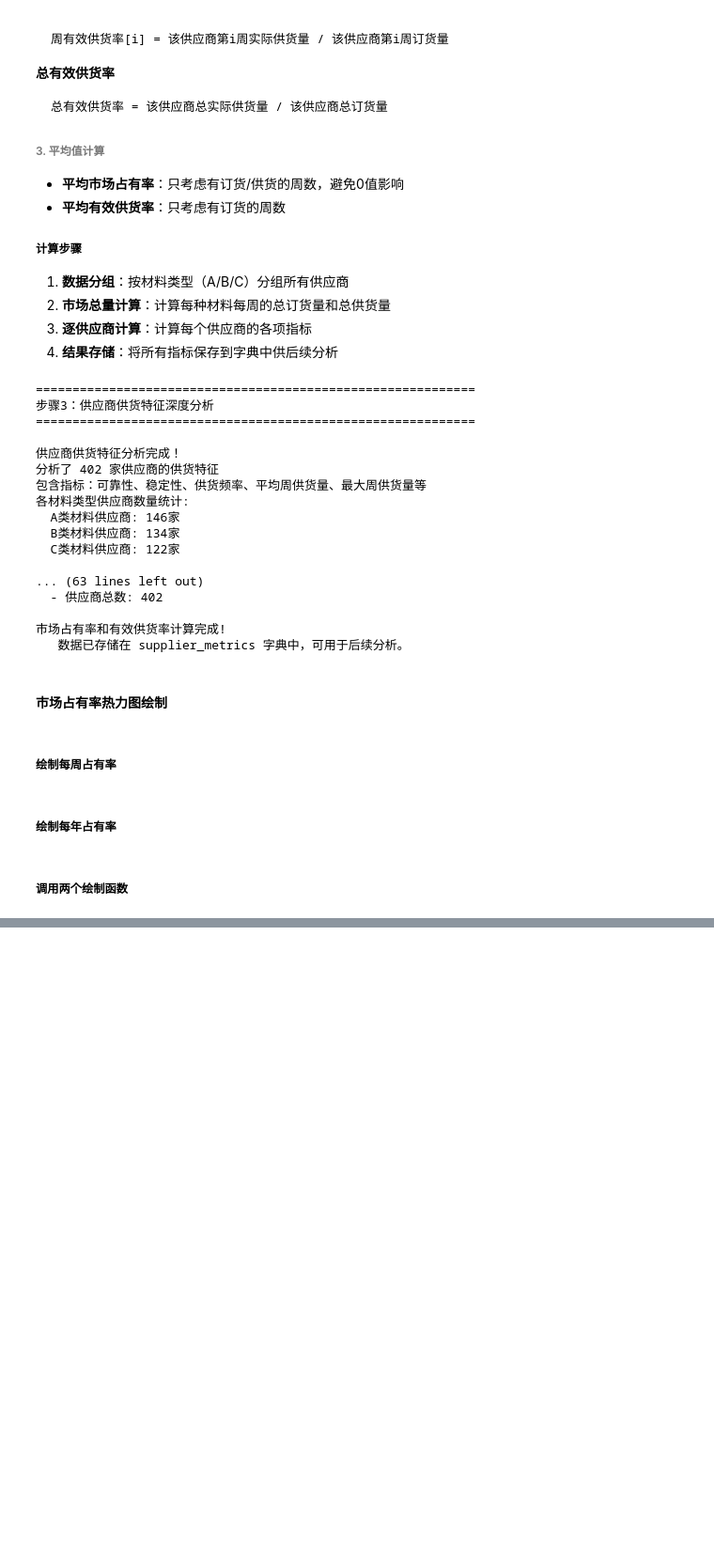
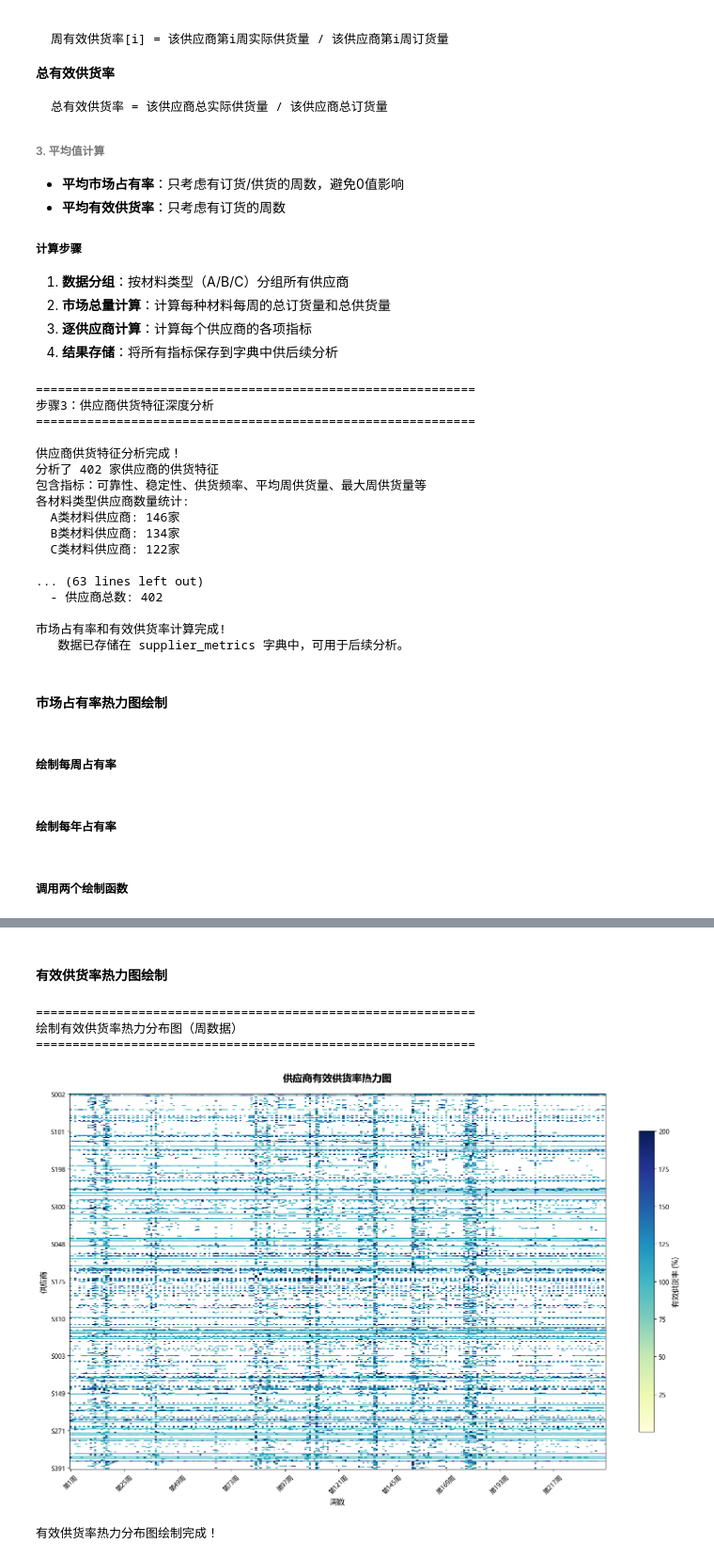
Before and after one commit to SHM-white/21ASolution, a Jupyter notebook: Problem1.ipynb, the cells around one changed output, grey strips where cells are left out. Shown at 94% size. Drawn from its saved outputs; the diff is of its cells as text; code cells hidden in the pictures; blank space fills up the shorter version.

```diff
--- a/Problem1.ipynb
+++ b/Problem1.ipynb
@@ -952,3 +978,61 @@ plot_yearly_market_share_heatmap(top_n=15)
 正在绘制 B 类材料年平均市场占有率热力图...
 [figure]
 ... (5 outputs left out)
+# %% [markdown]
+#### 有效供货率热力图绘制
+# %%
+
+import matplotlib.colors as mcolors
+
+def plot_fulfillment_rate_heatmap():
+    """
+    绘制供应商有效供货率（订单满足率）热力图
+    横轴为周数，纵轴为供应商，颜色为有效供货率（%），0值显示为白色
+    """
+    print("\n" + "="*60)
+    print("绘制有效供货率热力分布图（周数据）")
+    print("="*60)
+
+    supplier_metrics_list = []
+    for name, metrics in supplier_metrics.items():
+        supplier_metrics_list.append({
+            'supplier_name': name,
+            'material_type': metrics['material_type'],
+            'avg_fulfillment_rate': metrics['avg_fulfillment_rate'],
+            'weekly_fulfillment_rate': metrics['weekly_fulfillment_rate']
+        })
+    df_metrics = pd.DataFrame(supplier_metrics_list)
+
+    # 构建热力图数据，0值设为np.nan
+    heatmap_data = np.array([np.where(x == 0, np.nan, x * 100) for x in df_metrics['weekly_fulfillment_rate']])
+    supplier_names = df_metrics['supplier_name'].tolist()
+    weeks = heatmap_data.shape[1]
+
+    # 自定义colormap，NaN为白色
+    cmap = plt.get_cmap('YlGnBu').copy()
+    cmap.set_bad(color='white')
+
+    plt.figure(figsize=(16, 10))
+    im = plt.imshow(heatmap_data, cmap=cmap, aspect='auto', interpolation='nearest')
+    plt.title(f'供应商有效供货率热力图', fontsize=16, fontweight='bold', pad=20)
+    plt.xlabel('周数', fontsize=12)
+    plt.ylabel('供应商', fontsize=12)
+    y_ticks = range(0, len(supplier_names), max(1, len(supplier_names)//10))
+    plt.yticks(y_ticks, [supplier_names[i] for i in y_ticks], fontsize=10)
+    x_ticks = range(0, weeks, max(1, weeks//10))
+    plt.xticks(x_ticks, [f'第{i+1}周' for i in x_ticks], rotation=45, fontsize=10)
+    cbar = plt.colorbar(im, shrink=0.8)
+    cbar.set_label('有效供货率 (%)', fontsize=12)
+    plt.tight_layout()
+    plt.savefig('fulfillment_rate_heatmap.svg', format='svg', dpi=300, bbox_inches='tight')
+    plt.show()
+    print("有效供货率热力分布图绘制完成！")
+
+# 调用函数
+plot_fulfillment_rate_heatmap()
+# %% [output]
+============================================================
+绘制有效供货率热力分布图（周数据）
+============================================================
+[figure, added]
+有效供货率热力分布图绘制完成！
```
Also changed, not shown: parts of 12 cells of this notebook, 13 other files.
